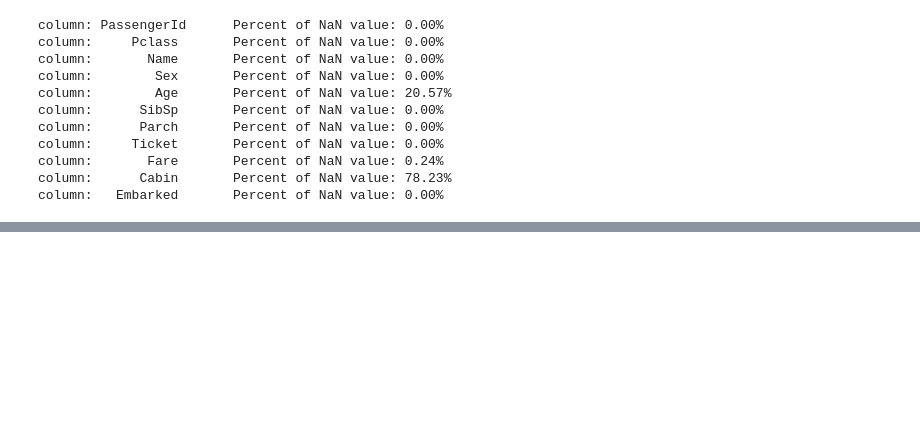
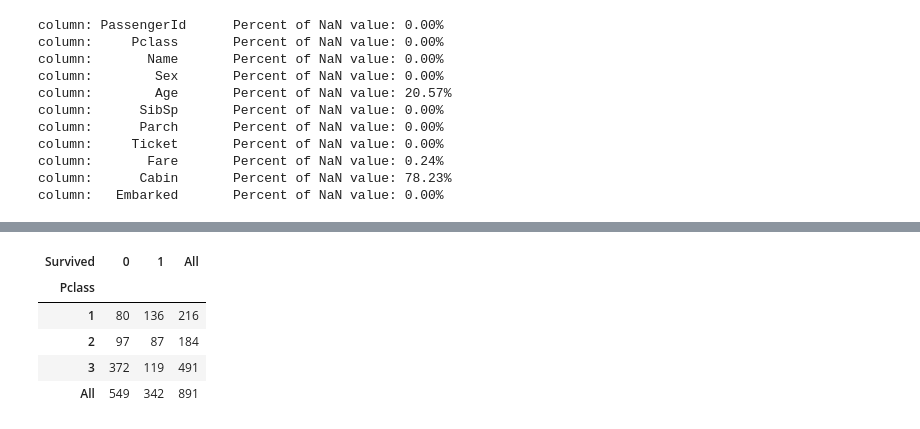
Before and after one commit to greedypelican/git-kaggle, a Jupyter notebook: Titanic/Titanic.ipynb, the cells around one changed output, grey strips where cells are left out. Drawn from its saved outputs; the diff is of its cells as text; code cells hidden in the pictures; blank space fills up the shorter version.

```diff
--- a/Titanic/Titanic.ipynb
+++ b/Titanic/Titanic.ipynb
@@ -86,0 +119,9 @@ msno.bar(df=df_test.iloc[:, :], figsize=(8, 8), color=(0.8, 0.5, 0.2))
+# %%
+pd.crosstab(df_train['Pclass'], df_train['Survived'], margins=True).style.background_gradient(cmap='summer_r')
+# %% [output]
+| Survived | 0 | 1 | All |
+| Pclass |  |  |  |
+| 1 | 80 | 136 | 216 |
+| 2 | 97 | 87 | 184 |
+| 3 | 372 | 119 | 491 |
+| All | 549 | 342 | 891 |
```
Also changed, not shown: parts of 8 cells of this notebook, 1 other file.
